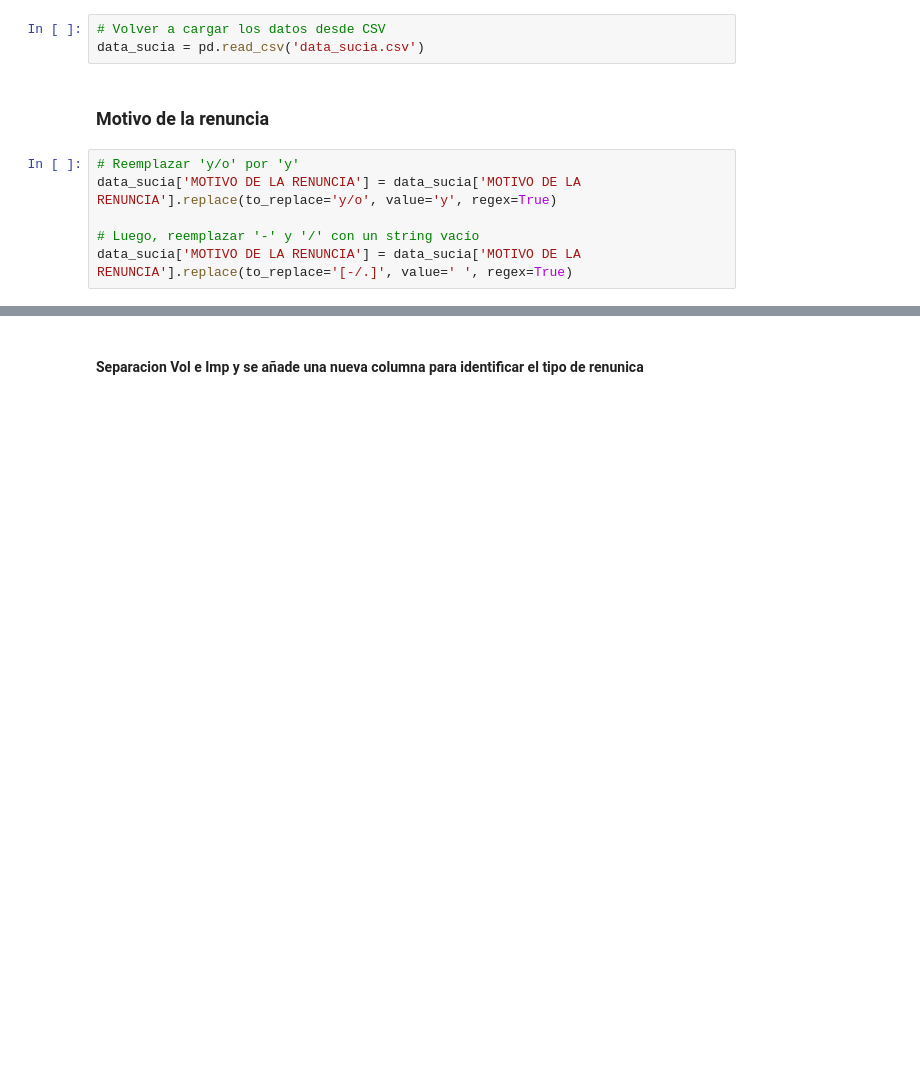
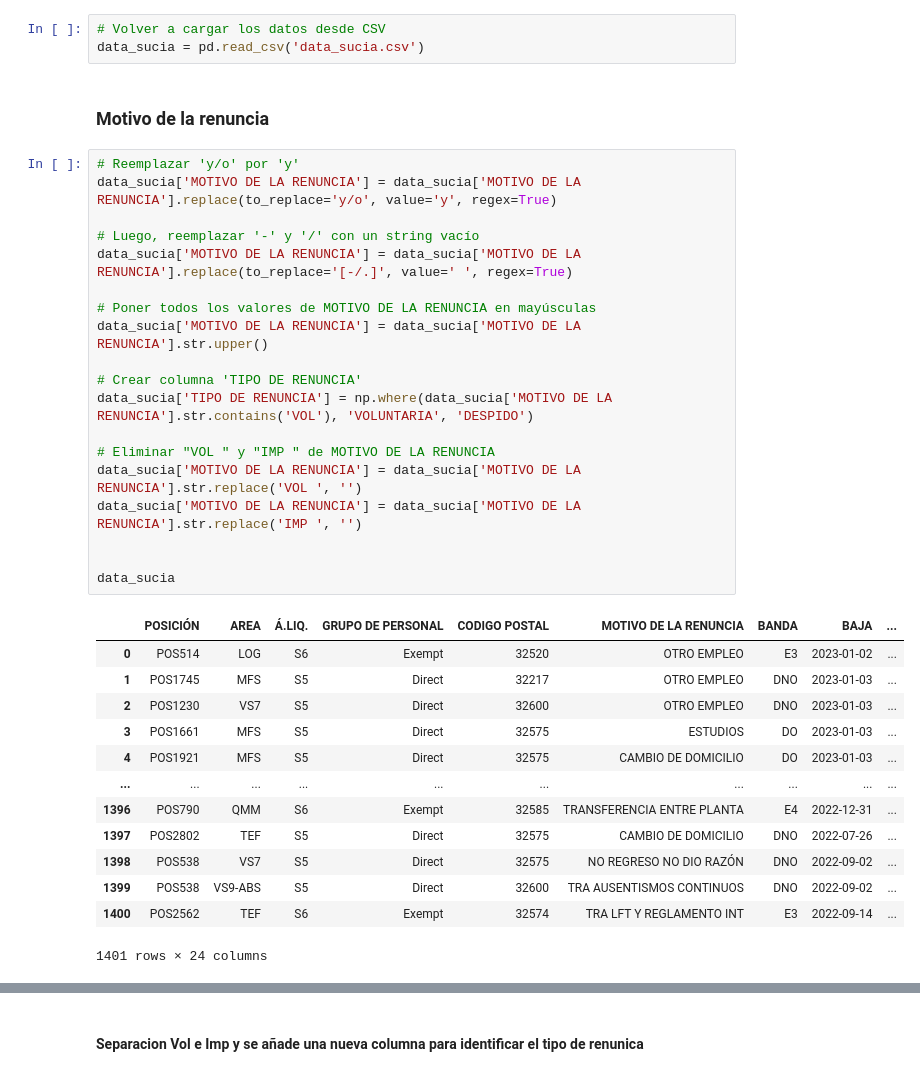
Before and after one commit to luisscrc/Datathon-Equipo-5, a Jupyter notebook: Datathon 2.ipynb, the cells around one changed output, grey strips where cells are left out. Cells and saved outputs as stored; diff of their text form; blank space fills up the shorter version.

```diff
--- a/Datathon 2.ipynb
+++ b/Datathon 2.ipynb
@@ -167,6 +165,33 @@ data_sucia = pd.read_csv('data_sucia.csv')
 # %%
 # Reemplazar 'y/o' por 'y'
 data_sucia['MOTIVO DE LA RENUNCIA'] = data_sucia['MOTIVO DE LA RENUNCIA'].replace(to_replace='y/o', value='y', regex=True)
 
 # Luego, reemplazar '-' y '/' con un string vacío
 data_sucia['MOTIVO DE LA RENUNCIA'] = data_sucia['MOTIVO DE LA RENUNCIA'].replace(to_replace='[-/.]', value=' ', regex=True)
+
+# Poner todos los valores de MOTIVO DE LA RENUNCIA en mayúsculas
+data_sucia['MOTIVO DE LA RENUNCIA'] = data_sucia['MOTIVO DE LA RENUNCIA'].str.upper()
+
+# Crear columna 'TIPO DE RENUNCIA'
+data_sucia['TIPO DE RENUNCIA'] = np.where(data_sucia['MOTIVO DE LA RENUNCIA'].str.contains('VOL'), 'VOLUNTARIA', 'DESPIDO')
+
+# Eliminar "VOL " y "IMP " de MOTIVO DE LA RENUNCIA
+data_sucia['MOTIVO DE LA RENUNCIA'] = data_sucia['MOTIVO DE LA RENUNCIA'].str.replace('VOL ', '')
+data_sucia['MOTIVO DE LA RENUNCIA'] = data_sucia['MOTIVO DE LA RENUNCIA'].str.replace('IMP ', '')
+
+
+data_sucia
+# %% [output]
+|  | POSICIÓN | AREA | Á.LIQ. | GRUPO DE PERSONAL | CODIGO POSTAL | MOTIVO DE LA RENUNCIA | BANDA | BAJA | ... |
+| 0 | POS514 | LOG | S6 | Exempt | 32520 | OTRO EMPLEO | E3 | 2023-01-02 | ... |
+| 1 | POS1745 | MFS | S5 | Direct | 32217 | OTRO EMPLEO | DNO | 2023-01-03 | ... |
+| 2 | POS1230 | VS7 | S5 | Direct | 32600 | OTRO EMPLEO | DNO | 2023-01-03 | ... |
+| 3 | POS1661 | MFS | S5 | Direct | 32575 | ESTUDIOS | DO | 2023-01-03 | ... |
+| 4 | POS1921 | MFS | S5 | Direct | 32575 | CAMBIO DE DOMICILIO | DO | 2023-01-03 | ... |
+| ... | ... | ... | ... | ... | ... | ... | ... | ... | ... |
+| 1396 | POS790 | QMM | S6 | Exempt | 32585 | TRANSFERENCIA ENTRE PLANTA | E4 | 2022-12-31 | ... |
+| 1397 | POS2802 | TEF | S5 | Direct | 32575 | CAMBIO DE DOMICILIO | DNO | 2022-07-26 | ... |
+| 1398 | POS538 | VS7 | S5 | Direct | 32575 | NO REGRESO NO DIO RAZÓN | DNO | 2022-09-02 | ... |
+| 1399 | POS538 | VS9-ABS | S5 | Direct | 32600 | TRA AUSENTISMOS CONTINUOS | DNO | 2022-09-02 | ... |
+| 1400 | POS2562 | TEF | S6 | Exempt | 32574 | TRA LFT Y REGLAMENTO INT | E3 | 2022-09-14 | ... |
+1401 rows × 24 columns
```
Also changed, not shown: parts of 11 cells of this notebook, 2 other files.
